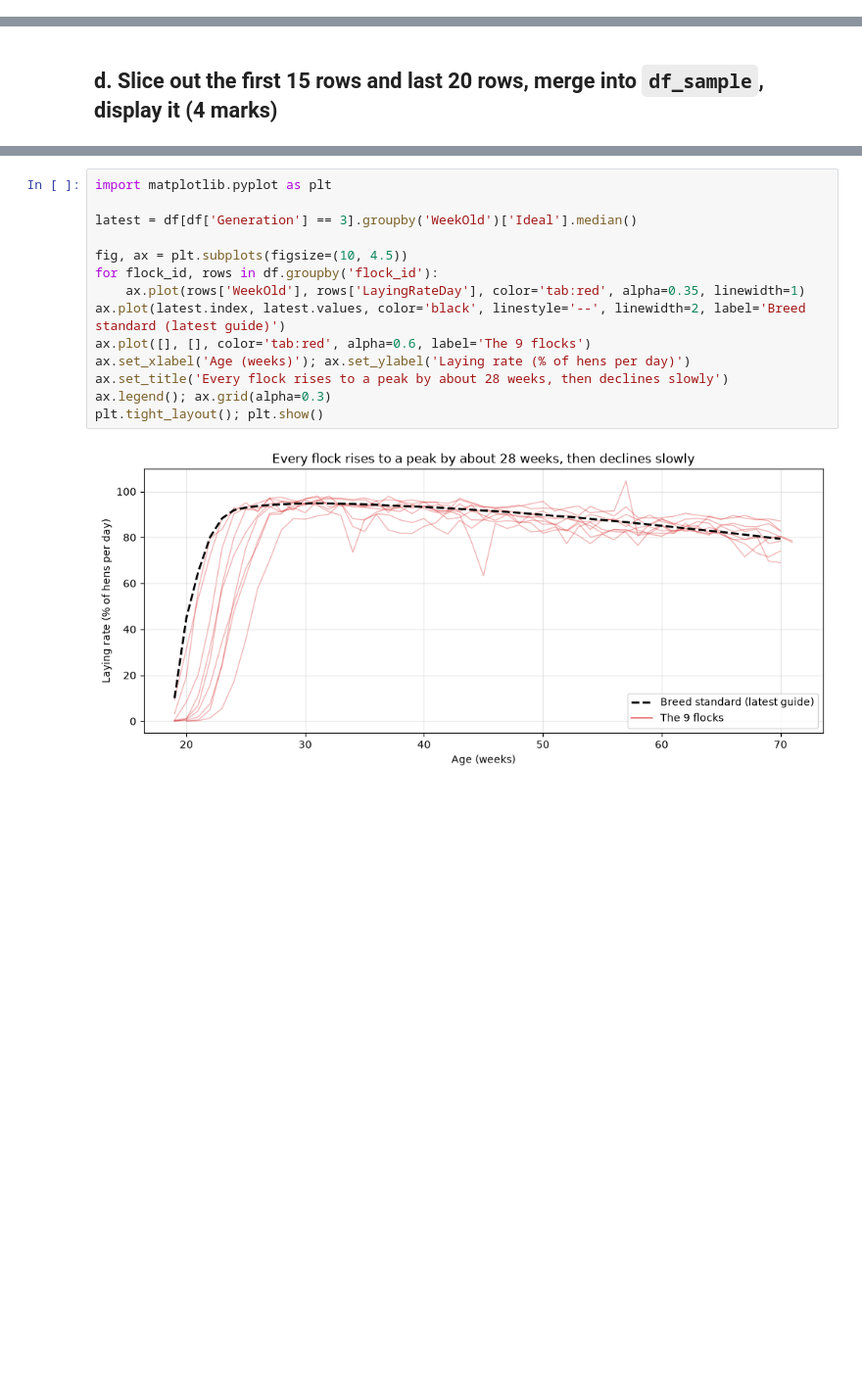
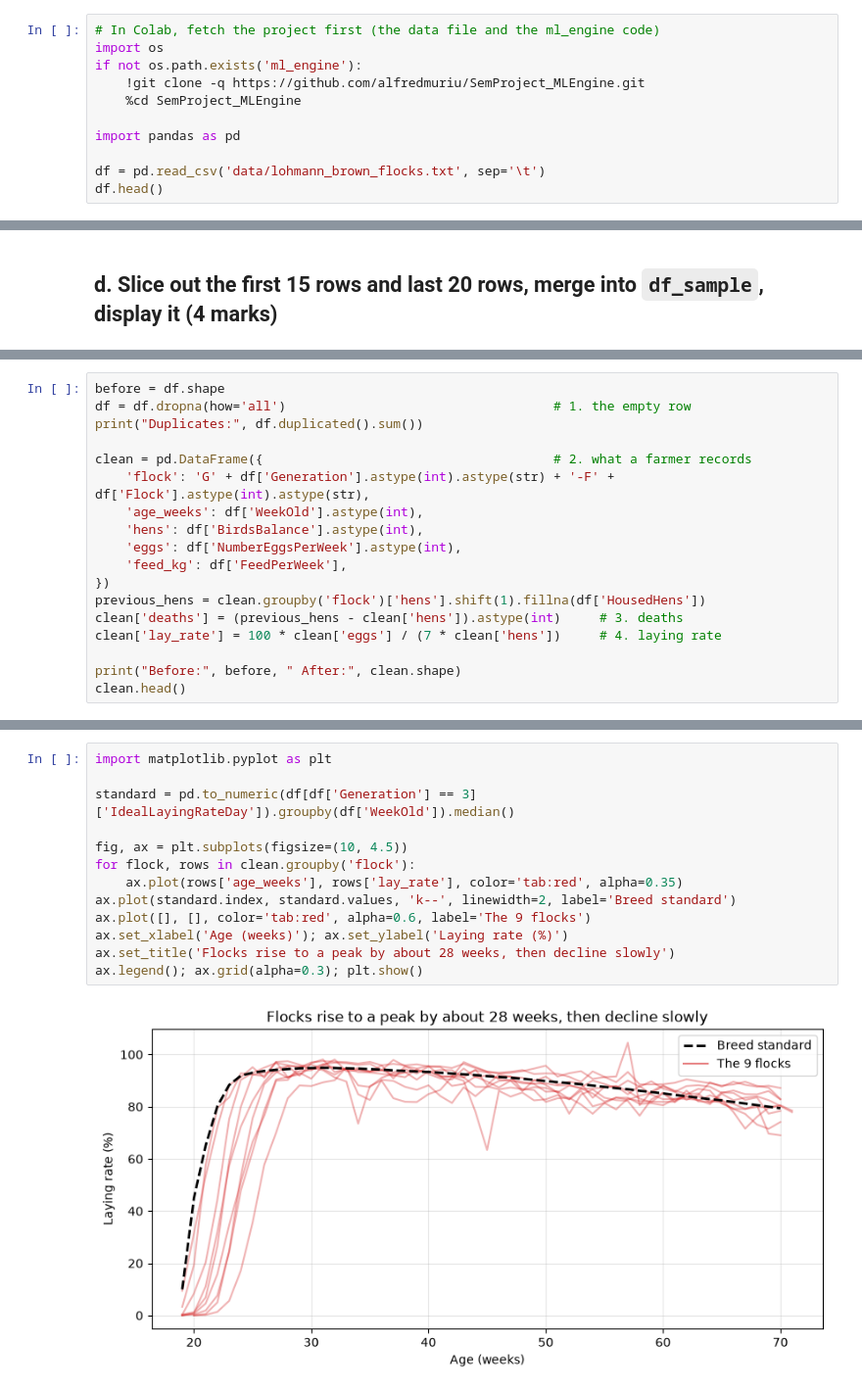
Before and after one commit to alfredmuriu/SemProject_MLEngine, a Jupyter notebook: Lohmann_Exploration.ipynb, the cells around one changed output, grey strips where cells are left out. Shown at 98% size. Saved outputs shown, nothing was run; the diff lists cells and outputs as text; blank space fills up the shorter version.

```diff
--- a/Lohmann_Exploration.ipynb
+++ b/Lohmann_Exploration.ipynb
@@ -64,0 +22,11 @@ print(df.columns.tolist())
+# %%
+# In Colab, fetch the project first (the data file and the ml_engine code)
+import os
+if not os.path.exists('ml_engine'):
+    !git clone -q https://github.com/alfredmuriu/SemProject_MLEngine.git
+    %cd SemProject_MLEngine
+
+import pandas as pd
+
+df = pd.read_csv('data/lohmann_brown_flocks.txt', sep='\t')
+df.head()
@@ -245,0 +133,18 @@ the same way for training and for live use.
+# %%
+before = df.shape
+df = df.dropna(how='all')                                   # 1. the empty row
+print("Duplicates:", df.duplicated().sum())
+
+clean = pd.DataFrame({                                      # 2. what a farmer records
+    'flock': 'G' + df['Generation'].astype(int).astype(str) + '-F' + df['Flock'].astype(int).astype(str),
+    'age_weeks': df['WeekOld'].astype(int),
+    'hens': df['BirdsBalance'].astype(int),
+    'eggs': df['NumberEggsPerWeek'].astype(int),
+    'feed_kg': df['FeedPerWeek'],
+})
+previous_hens = clean.groupby('flock')['hens'].shift(1).fillna(df['HousedHens'])
+clean['deaths'] = (previous_hens - clean['hens']).astype(int)     # 3. deaths
+clean['lay_rate'] = 100 * clean['eggs'] / (7 * clean['hens'])     # 4. laying rate
+
+print("Before:", before, " After:", clean.shape)
+clean.head()
@@ -248,16 +164,15 @@ the same way for training and for live use.
 # %%
 import matplotlib.pyplot as plt
 
-latest = df[df['Generation'] == 3].groupby('WeekOld')['Ideal'].median()
+standard = pd.to_numeric(df[df['Generation'] == 3]['IdealLayingRateDay']).groupby(df['WeekOld']).median()
 
 fig, ax = plt.subplots(figsize=(10, 4.5))
-for flock_id, rows in df.groupby('flock_id'):
-    ax.plot(rows['WeekOld'], rows['LayingRateDay'], color='tab:red', alpha=0.35, linewidth=1)
-ax.plot(latest.index, latest.values, color='black', linestyle='--', linewidth=2, label='Breed standard (latest guide)')
+for flock, rows in clean.groupby('flock'):
+    ax.plot(rows['age_weeks'], rows['lay_rate'], color='tab:red', alpha=0.35)
+ax.plot(standard.index, standard.values, 'k--', linewidth=2, label='Breed standard')
 ax.plot([], [], color='tab:red', alpha=0.6, label='The 9 flocks')
-ax.set_xlabel('Age (weeks)'); ax.set_ylabel('Laying rate (% of hens per day)')
-ax.set_title('Every flock rises to a peak by about 28 weeks, then declines slowly')
-ax.legend(); ax.grid(alpha=0.3)
-plt.tight_layout(); plt.show()
+ax.set_xlabel('Age (weeks)'); ax.set_ylabel('Laying rate (%)')
+ax.set_title('Flocks rise to a peak by about 28 weeks, then decline slowly')
+ax.legend(); ax.grid(alpha=0.3); plt.show()
 # %% [output]
-[figure, old version]
+[figure, new version]
```
Also changed, not shown: parts of 34 cells of this notebook, 2 other files.
